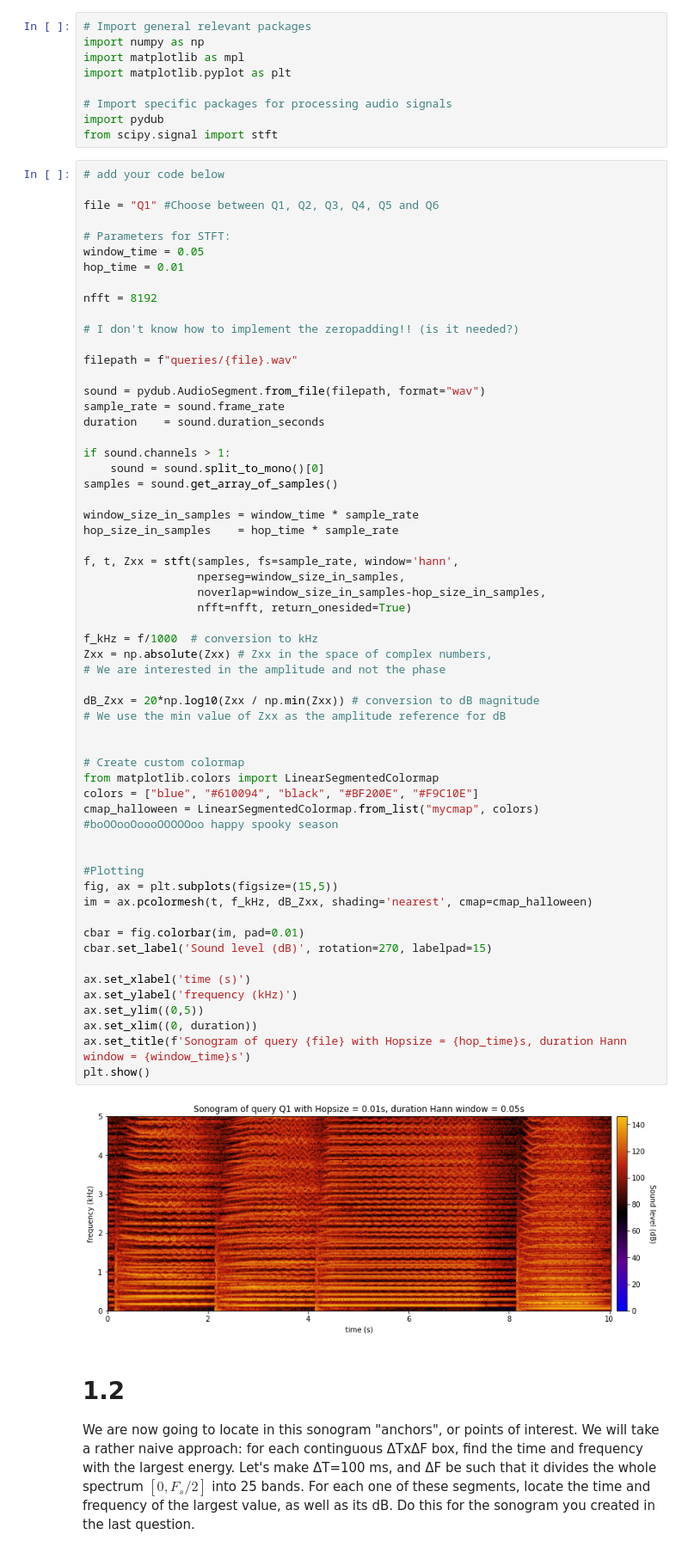
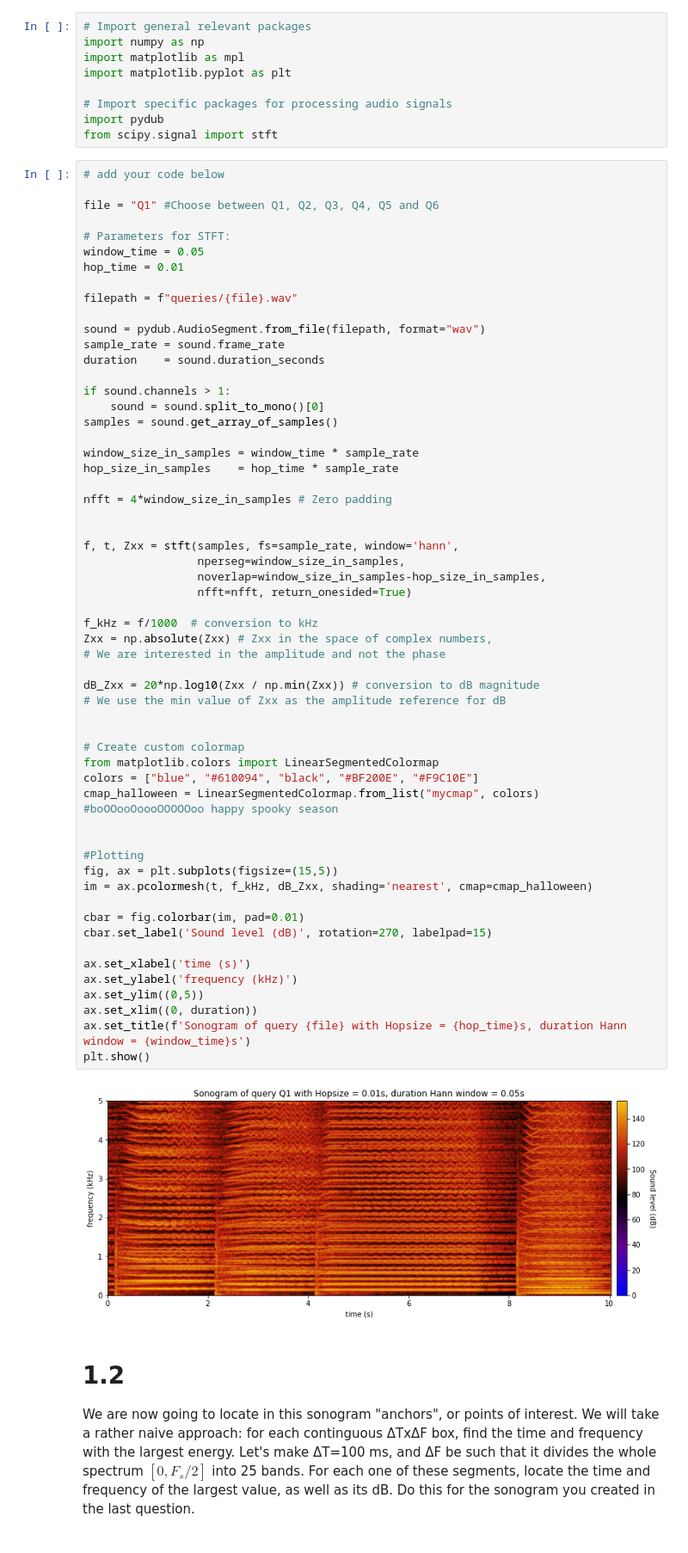
Before and after one commit to sergi-andreu/MusicInformatics, a Jupyter notebook: Lab 4 Content-Based Retrieval/DT2470_lab04.ipynb, the cells around one changed output. Shown at 86% size. Cells and saved outputs as stored; diff of their text form.

```diff
--- a/Lab 4 Content-Based Retrieval/DT2470_lab04.ipynb
+++ b/Lab 4 Content-Based Retrieval/DT2470_lab04.ipynb
@@ -37,10 +37,6 @@ file = "Q1" #Choose between Q1, Q2, Q3, Q4, Q5 and Q6
 # Parameters for STFT:
 window_time = 0.05
 hop_time = 0.01
-
-nfft = 8192
-
-# I don't know how to implement the zeropadding!! (is it needed?)
 
 filepath = f"queries/{file}.wav"
 
@@ -54,6 +50,9 @@ samples = sound.get_array_of_samples()
 
 window_size_in_samples = window_time * sample_rate
 hop_size_in_samples    = hop_time * sample_rate
+
+nfft = 4*window_size_in_samples # Zero padding
+
 
 f, t, Zxx = stft(samples, fs=sample_rate, window='hann',
                  nperseg=window_size_in_samples,
@@ -62,34 +61,34 @@ f, t, Zxx = stft(samples, fs=sample_rate, window='hann',
 
 f_kHz = f/1000  # conversion to kHz
 Zxx = np.absolute(Zxx) # Zxx in the space of complex numbers,
 # We are interested in the amplitude and not the phase
 
 dB_Zxx = 20*np.log10(Zxx / np.min(Zxx)) # conversion to dB magnitude
 # We use the min value of Zxx as the amplitude reference for dB
 
 
 # Create custom colormap
 from matplotlib.colors import LinearSegmentedColormap
 colors = ["blue", "#610094", "black", "#BF200E", "#F9C10E"]
 cmap_halloween = LinearSegmentedColormap.from_list("mycmap", colors)
 #boOOooOoooOOOOOoo happy spooky season
 
 
 #Plotting
 fig, ax = plt.subplots(figsize=(15,5))
 im = ax.pcolormesh(t, f_kHz, dB_Zxx, shading='nearest', cmap=cmap_halloween)
 
 cbar = fig.colorbar(im, pad=0.01)
 cbar.set_label('Sound level (dB)', rotation=270, labelpad=15)
 
 ax.set_xlabel('time (s)')
 ax.set_ylabel('frequency (kHz)')
 ax.set_ylim((0,5))
 ax.set_xlim((0, duration))
 ax.set_title(f'Sonogram of query {file} with Hopsize = {hop_time}s, duration Hann window = {window_time}s')
 plt.show()
 # %% [output]
-[figure, old version]
+[figure, new version]
 # %% [markdown]
 # 1.2
 
```
Also changed, not shown: parts of 19 cells of this notebook.
